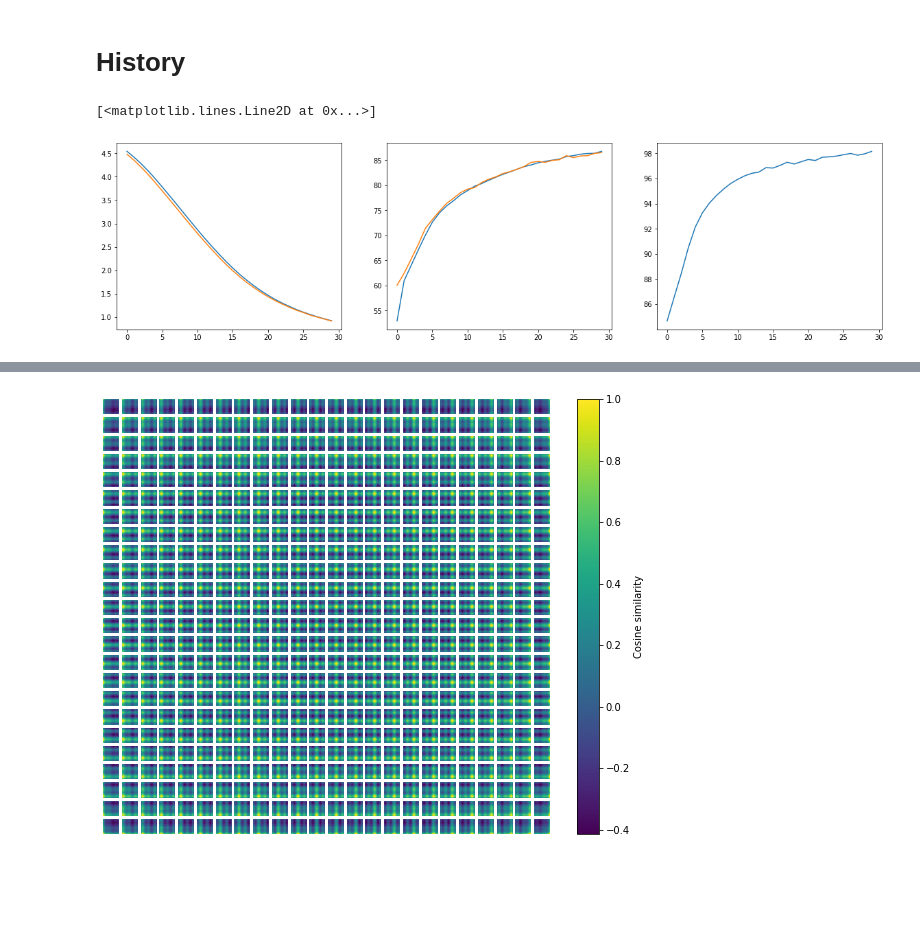
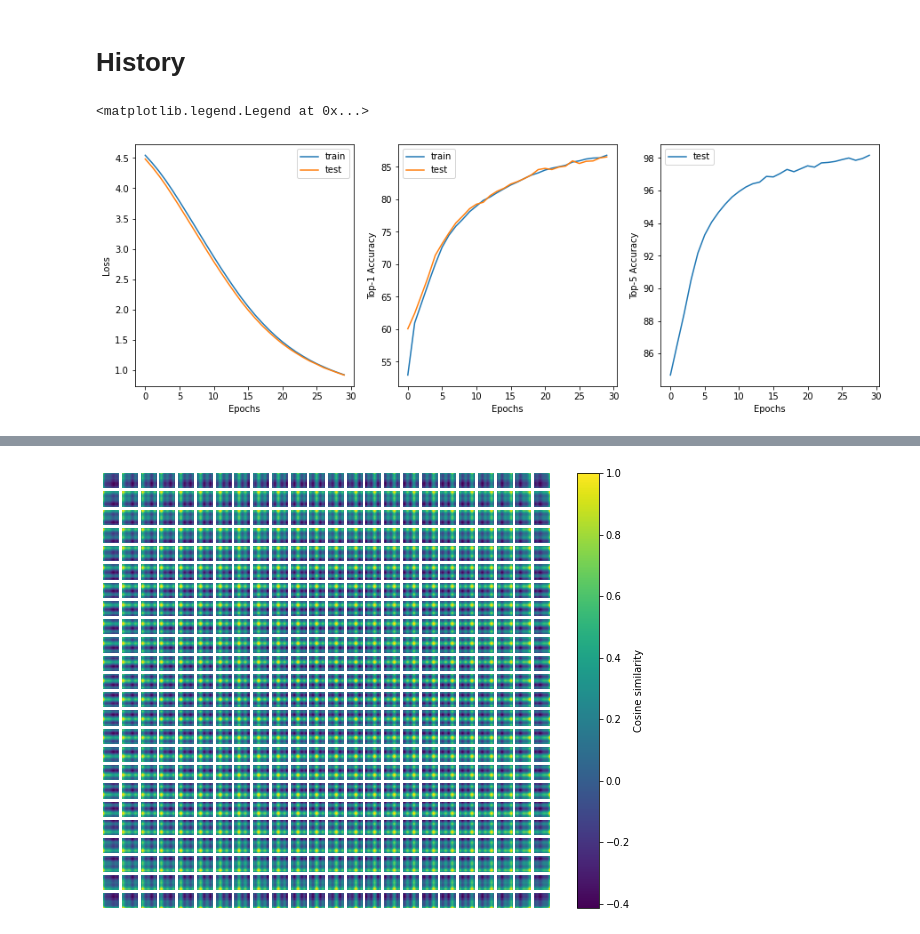
Before and after one commit to hwk0702/keras2torch, a Jupyter notebook: Computer_Vision/Image classification with Vision Transformer/Image classification with Vision Transformer - Pretrained.ipynb, the cells around one changed output, grey strips where cells are left out. Cells and saved outputs as stored; diff of their text form; code cells hidden in the pictures; blank space fills up the shorter version.

```diff
--- a/Computer_Vision/Image classification with Vision Transformer/Image classification with Vision Transformer - Pretrained.ipynb
+++ b/Computer_Vision/Image classification with Vision Transformer/Image classification with Vision Transformer - Pretrained.ipynb
@@ -252,16 +252,25 @@ json.dump(history, open('ViT_CIFAR100_fine_tune_B_16_imagenet1k.json','w'), inde
 # %% [markdown]
 # History
 # %%
-f, ax = plt.subplots(1,3,figsize=(20,5))
+f, ax = plt.subplots(1,3,figsize=(15,5))
 
 ax[0].plot(np.arange(len(history['train']['loss'])), history['train']['loss'])
 ax[0].plot(np.arange(len(history['test']['loss'])), history['test']['loss'])
+ax[0].set_ylabel('Loss')
+ax[0].set_xlabel('Epochs')
+ax[0].legend(['train','test'])
 ax[1].plot(np.arange(len(history['train']['top1-acc'])), history['train']['top1-acc'])
 ax[1].plot(np.arange(len(history['test']['top1-acc'])), history['test']['top1-acc'])
+ax[1].set_ylabel('Top-1 Accuracy')
+ax[1].set_xlabel('Epochs')
+ax[1].legend(['train','test'])
 ax[2].plot(np.arange(len(history['test']['top5-acc'])), history['test']['top5-acc'])
+ax[2].set_ylabel('Top-5 Accuracy')
+ax[2].set_xlabel('Epochs')
+ax[2].legend(['test'])
 # %% [output]
-[<matplotlib.lines.Line2D at 0x...>]
+<matplotlib.legend.Legend at 0x...>
-[figure, old version]
+[figure, new version]
 # %% [markdown]
 # Visualize Position Embedding
 
```
